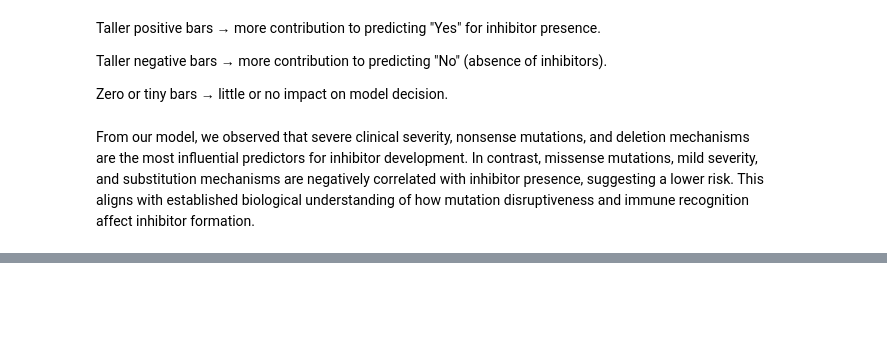
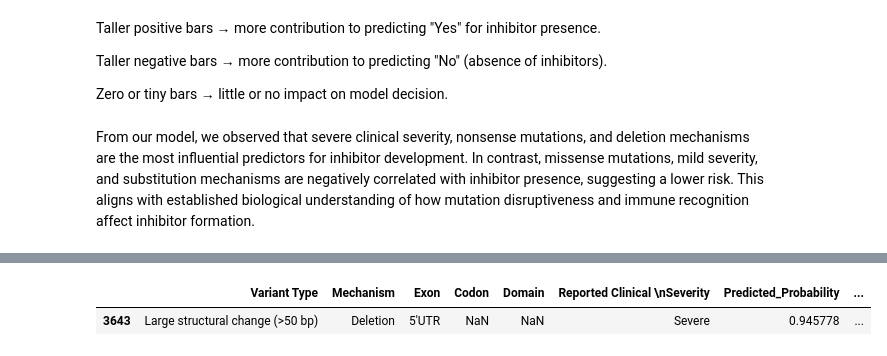
Before and after one commit to kathisw/hemophilia, a Jupyter notebook: Hemophilia_Logistic_Regression_ipynb.ipynb, the cells around one changed output, grey strips where cells are left out. Cells and saved outputs as stored; diff of their text form; code cells hidden in the pictures; blank space fills up the shorter version.

```diff
--- a/Hemophilia_Logistic_Regression_ipynb.ipynb
+++ b/Hemophilia_Logistic_Regression_ipynb.ipynb
@@ -1353,3 +1353,13 @@ Taller negative bars → more contribution to predicting "No" (absence of inhibi
 Zero or tiny bars → little or no impact on model decision.
 # %% [markdown]
 From our model, we observed that severe clinical severity, nonsense mutations, and deletion mechanisms are the most influential predictors for inhibitor development. In contrast, missense mutations, mild severity, and substitution mechanisms are negatively correlated with inhibitor presence, suggesting a lower risk. This aligns with established biological understanding of how mutation disruptiveness and immune recognition affect inhibitor formation.
+# %%
+import pickle
+from google.colab import files
+
+# Save the trained model to a file
+with open('logistic_model.pkl', 'wb') as f:
+    pickle.dump(clf, f)
+
+# Download the file to your local machine
+files.download('logistic_model.pkl')
@@ -1355,0 +1378,17 @@ From our model, we observed that severe clinical severity, nonsense mutations, a
+# %%
+from google.colab import files
+
+# Upload the model file
+uploaded = files.upload()
+
+import pandas as pd
+import pickle
+
+# Load the dataset
+champ_df = pd.read_excel("CHAMP-Variant-List-2022 (3).xlsx", sheet_name="CHAMP Variant List")
+
+# Load the trained logistic regression model
+# Assuming 'logistic_model.pkl' was uploaded
+model_filename = list(uploaded.keys())[0]  # Get the uploaded filename
+with open(model_filename, "rb") as f:
+    clf = pickle.load(f)
@@ -1355,0 +1472,21 @@ From our model, we observed that severe clinical severity, nonsense mutations, a
+# %%
+# Step 1: Extract row 3643 from the original CHAMP dataframe
+row_3643 = champ_df.loc[[3643]].copy()
+
+# Step 2: Prepare the features for prediction
+features = ['Variant Type', 'Mechanism', 'Exon', 'Codon', 'Domain']
+X_3643 = pd.get_dummies(row_3643[features]).astype(int)
+X_3643 = X_3643.loc[:, ~X_3643.columns.duplicated()]
+X_3643 = X_3643.reindex(columns=clf.feature_names_in_, fill_value=0)
+
+# Step 3: Predict probability and label
+row_3643['Predicted_Probability'] = clf.predict_proba(X_3643)[:, 1]
+row_3643['Predicted_Label'] = clf.predict(X_3643)
+row_3643['Predicted_Label'] = row_3643['Predicted_Label'].map({0: 'No', 1: 'Yes'})
+
+# Step 4: Display final output
+display(row_3643[['Variant Type', 'Mechanism', 'Exon', 'Codon', 'Domain',
+                  'Reported Clinical \nSeverity', 'Predicted_Probability', 'Predicted_Label']])
+# %% [output]
+|  | Variant Type | Mechanism | Exon | Codon | Domain | Reported Clinical \nSeverity | Predicted_Probability | ... |
+| 3643 | Large structural change (>50 bp) | Deletion | 5'UTR | NaN | NaN | Severe | 0.945778 | ... |
```
Also changed, not shown: parts of 10 cells of this notebook.
